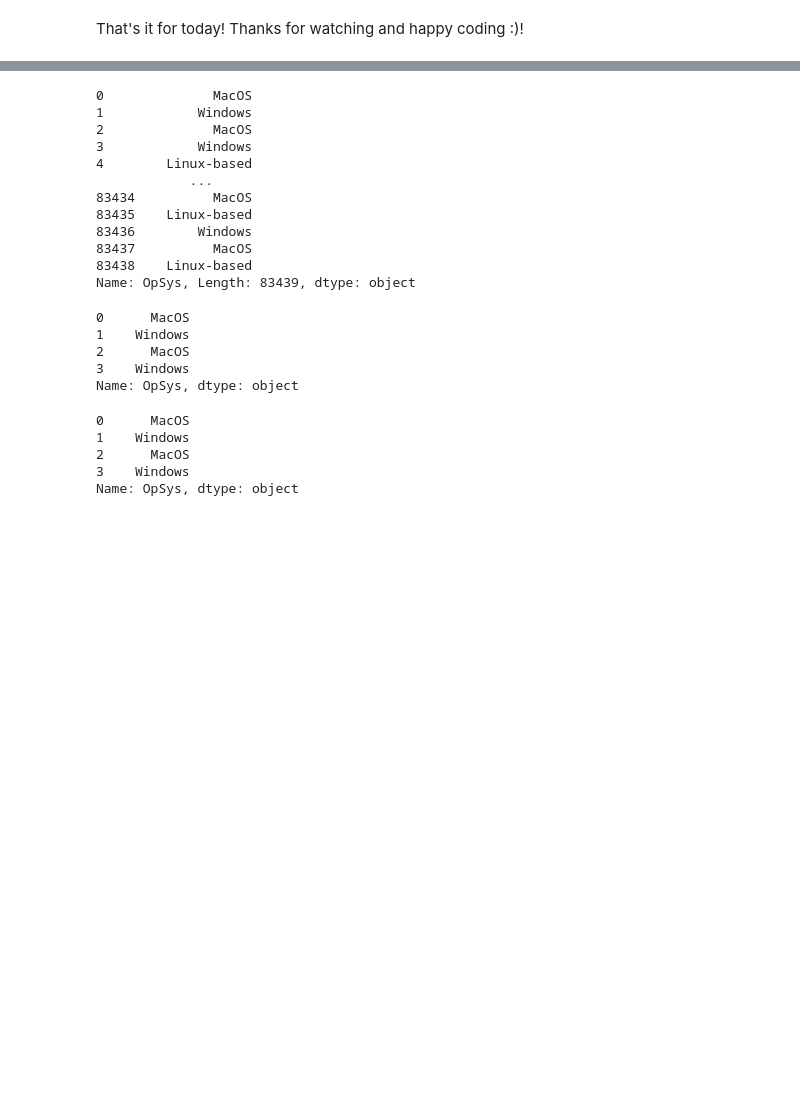
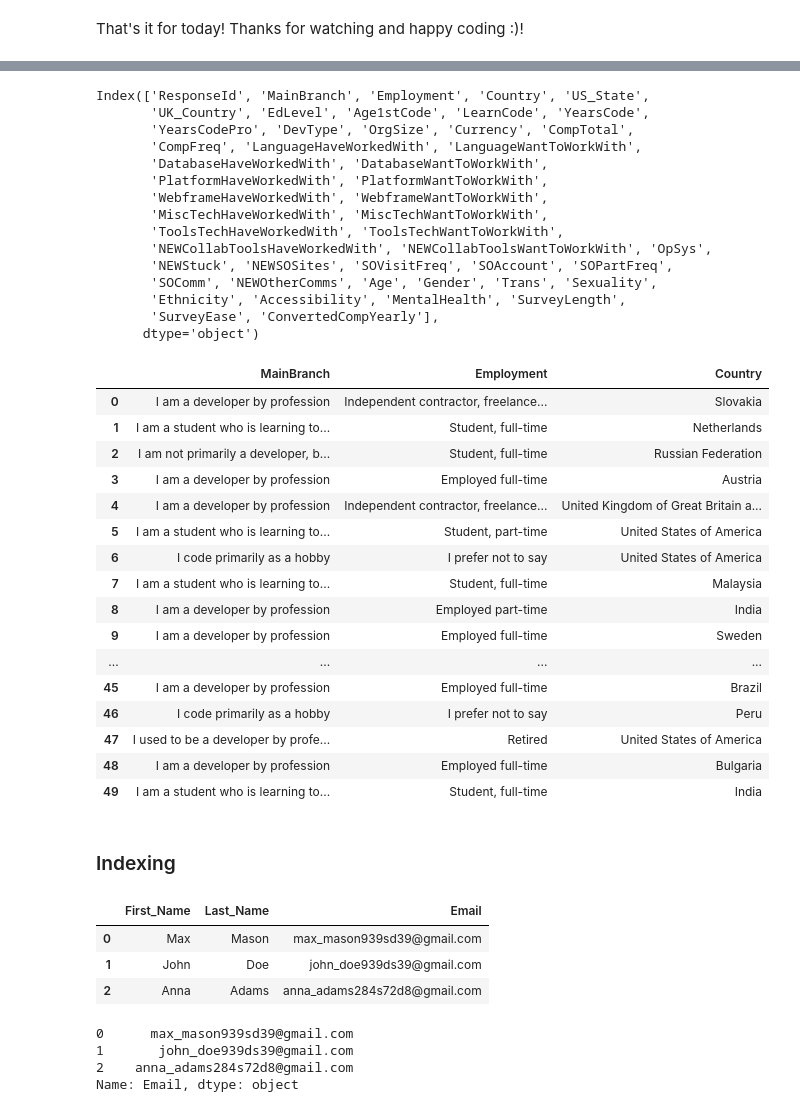
Before and after one commit to mitchxxmitch-code/Data-Cleaning-Tutorials, a Jupyter notebook: Data_Cleaning_Tutorial_with_Pandas.ipynb, the cells around one changed output, grey strips where cells are left out. Drawn from its saved outputs; the diff is of its cells as text; code cells hidden in the pictures; blank space fills up the shorter version.

Commit message:
Part 3

```diff
--- a/Data_Cleaning_Tutorial_with_Pandas.ipynb
+++ b/Data_Cleaning_Tutorial_with_Pandas.ipynb
@@ -297,31 +325,54 @@ survey_df.head()
 # %%
-survey_df["OpSys"]
+survey_df.columns
 # %% [output]
-0              MacOS
-1            Windows
-2              MacOS
-3            Windows
-4        Linux-based
-            ...
-83434          MacOS
-83435    Linux-based
-83436        Windows
-83437          MacOS
-83438    Linux-based
-Name: OpSys, Length: 83439, dtype: object
+Index(['ResponseId', 'MainBranch', 'Employment', 'Country', 'US_State',
+       'UK_Country', 'EdLevel', 'Age1stCode', 'LearnCode', 'YearsCode',
+       'YearsCodePro', 'DevType', 'OrgSize', 'Currency', 'CompTotal',
+       'CompFreq', 'LanguageHaveWorkedWith', 'LanguageWantToWorkWith',
+       'DatabaseHaveWorkedWith', 'DatabaseWantToWorkWith',
+       'PlatformHaveWorkedWith', 'PlatformWantToWorkWith',
+       'WebframeHaveWorkedWith', 'WebframeWantToWorkWith',
+       'MiscTechHaveWorkedWith', 'MiscTechWantToWorkWith',
+       'ToolsTechHaveWorkedWith', 'ToolsTechWantToWorkWith',
+       'NEWCollabToolsHaveWorkedWith', 'NEWCollabToolsWantToWorkWith', 'OpSys',
+       'NEWStuck', 'NEWSOSites', 'SOVisitFreq', 'SOAccount', 'SOPartFreq',
+       'SOComm', 'NEWOtherComms', 'Age', 'Gender', 'Trans', 'Sexuality',
+       'Ethnicity', 'Accessibility', 'MentalHealth', 'SurveyLength',
+       'SurveyEase', 'ConvertedCompYearly'],
+      dtype='object')
 # %%
-survey_df.loc[[0, 1, 2, 3], "OpSys"]
+survey_df.loc[0:49, 'MainBranch':'Country']
 # %% [output]
-0      MacOS
-1    Windows
-2      MacOS
-3    Windows
-Name: OpSys, dtype: object
+|  | MainBranch | Employment | Country |
+| 0 | I am a developer by profession | Independent contractor, freelance... | Slovakia |
+| 1 | I am a student who is learning to... | Student, full-time | Netherlands |
+| 2 | I am not primarily a developer, b... | Student, full-time | Russian Federation |
+| 3 | I am a developer by profession | Employed full-time | Austria |
+| 4 | I am a developer by profession | Independent contractor, freelance... | United Kingdom of Great Britain a... |
+| 5 | I am a student who is learning to... | Student, part-time | United States of America |
+| 6 | I code primarily as a hobby | I prefer not to say | United States of America |
+| 7 | I am a student who is learning to... | Student, full-time | Malaysia |
+| 8 | I am a developer by profession | Employed part-time | India |
+| 9 | I am a developer by profession | Employed full-time | Sweden |
+| ... | ... | ... | ... |
+| 45 | I am a developer by profession | Employed full-time | Brazil |
+| 46 | I code primarily as a hobby | I prefer not to say | Peru |
+| 47 | I used to be a developer by profe... | Retired | United States of America |
+| 48 | I am a developer by profession | Employed full-time | Bulgaria |
+| 49 | I am a student who is learning to... | Student, full-time | India |
-# %%
-survey_df.loc[0:3, "OpSys"]
-# %% [output]
-0      MacOS
-1    Windows
-2      MacOS
-3    Windows
-Name: OpSys, dtype: object
+# %% [markdown]
+### Indexing
+# %%
+peoples_df
+# %% [output]
+|  | First_Name | Last_Name | Email |
+| 0 | Max | Mason | max_mason939sd39@gmail.com |
+| 1 | John | Doe | john_doe939ds39@gmail.com |
+| 2 | Anna | Adams | anna_adams284s72d8@gmail.com |
+# %%
+peoples_df.Email
+# %% [output]
+0      max_mason939sd39@gmail.com
+1       john_doe939ds39@gmail.com
+2    anna_adams284s72d8@gmail.com
+Name: Email, dtype: object
```
Also changed, not shown: parts of 11 cells of this notebook.
